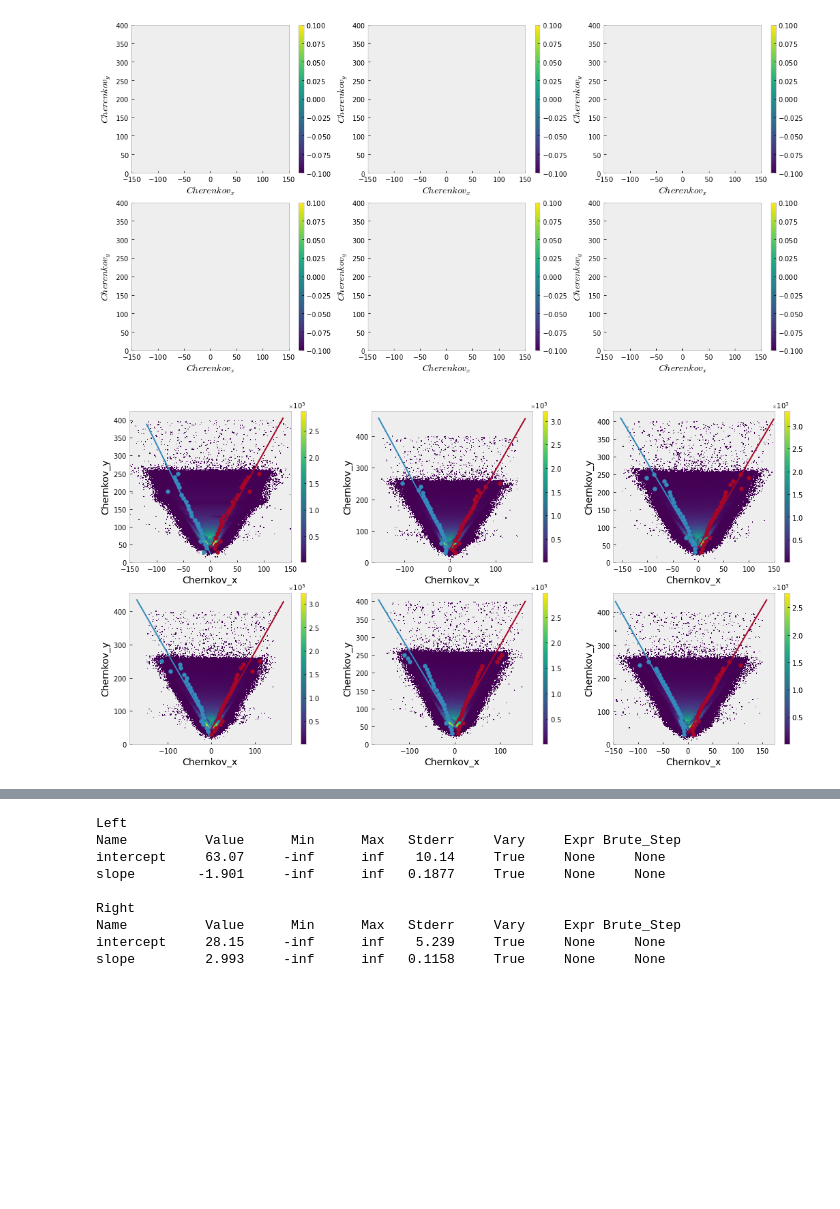
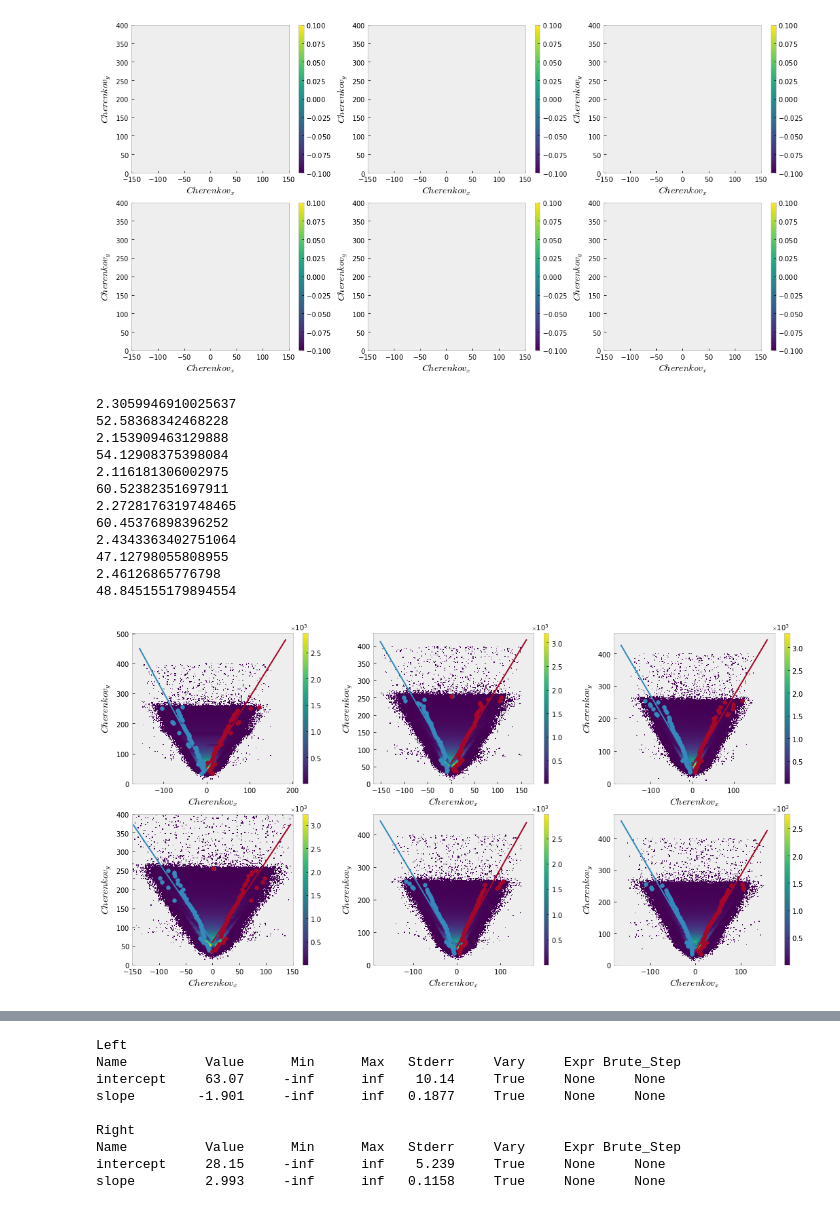
Before and after one commit to tylern4/analysisNotebooks, a Jupyter notebook: Fit_fiducial.ipynb, the cells around one changed output, grey strips where cells are left out. Drawn from its saved outputs; the diff is of its cells as text; code cells hidden in the pictures; blank space fills up the shorter version.

```diff
--- a/Fit_fiducial.ipynb
+++ b/Fit_fiducial.ipynb
@@ -43,14 +46,10 @@ plt.rcParams['xtick.labelsize'] = 10
 plt.rcParams['ytick.labelsize'] = 10
 plt.rcParams['text.latex.preamble'] = [r'\boldmath']
 
+plt.rcParams.update({'text.usetex': True,
+                     'text.latex.preamble': r'\usepackage{amsmath}'})
+
 def plot2D(ax, hist, density=False, colorbar=True, cmap='viridis', label=None):
-    '''
-    Function to plot 2D histograms.
-    * Uses pylab.pcolormesh. Gets passed:
-       -- the "quadrilateral corners" or bin-edges.
-       -- the count-value of each bin.
-       -- uses Viridis colormap unless specified when function is called.
-    '''
 
     if density:
         # Compute the areas of each bin
@@ -62,7 +61,7 @@ def plot2D(ax, hist, density=False, colorbar=True, cmap='viridis', label=None):
         density = hist.view()
         density = np.where(density == 0, np.nan, density)
 
-    pc = ax.pcolormesh(*hist.axes.edges.T, density.T, cmap=cmap, label=label)
+    pc = ax.pcolormesh(*hist.axes.edges.T, density.T, cmap=cmap)
 
     ax.set_xlabel(hist.axes[0].metadata)
     ax.set_ylabel(hist.axes[1].metadata)
@@ -343,36 +342,52 @@ def points_on_2D(ax, data):
     ax.scatter(data.right,data.step)
 
     xs = np.linspace(np.min(data.left)*1.5, 0, 200)
     model = LinearModel()
     left = model.fit(data.step, x=data.left)
     ax.plot(xs, left.eval(x=xs))
 
     xs = np.linspace(0, np.max(data.right)*1.5, 200)
     model = LinearModel()
     right = model.fit(data.step, x=data.right)
     ax.plot(xs, right.eval(x=xs))
 
     return left, right
 
 
 
+
 fig, ax = plt.subplots(nrows=2, ncols=3, figsize=[18,9])
 for sec in range(1,7):
     data = fid_data[fid_data.sector == sec]
     hist = bh.Histogram(
         bh.axis.Regular(500, -150, 150, metadata="$Cherenkov_x$"),
         bh.axis.Regular(500, 0, 400, metadata="$Cherenkov_y$")
     )
 
     hist.fill(data.y, data.x)
 
     plot2D(ax[sec%2,sec%3],hist)
-    slice_df = FitSlices(hist, step_length=10)
-    points_on_2D(ax[sec%2,sec%3], slice_df)
+    slice_df = FitSlices(hist, step_length=5)
+
+    l,r = points_on_2D(ax[sec%2,sec%3], slice_df)
+    print( (-l.params['slope']+r.params['slope'])/2  )
+    print( (l.params['intercept']+r.params['intercept'])/2 )
 
 fig.show()
 # %% [output]
+2.3059946910025637
+52.58368342468228
+2.153909463129888
+54.12908375398084
+2.116181306002975
+60.52382351697911
+2.2728176319748465
+60.45376898396252
+2.4343363402751064
+47.12798055808955
+2.46126865776798
+48.845155179894554
-[figure, old version]
+[figure, new version]
 # %%
 fig, ax = plt.subplots(figsize=[18,9])
 
```
Also changed, not shown: parts of 12 cells of this notebook, 5 other files.
